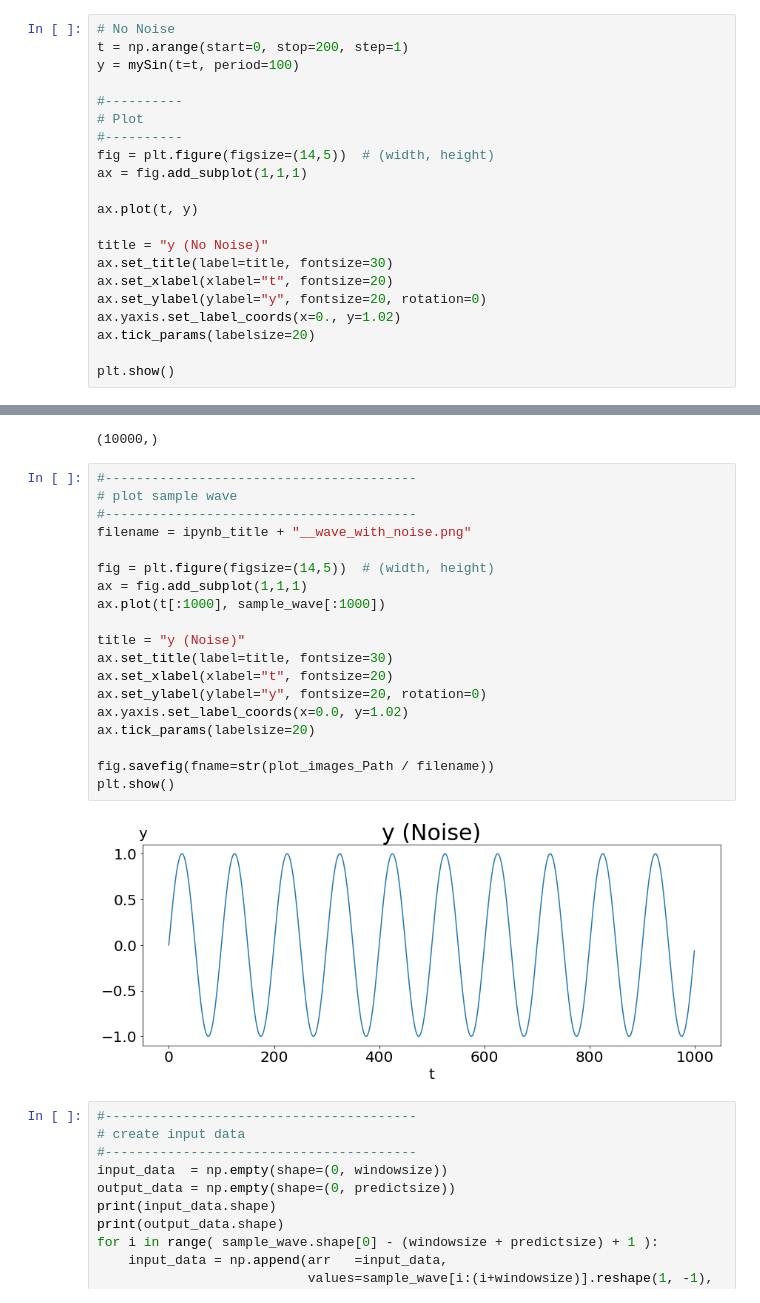
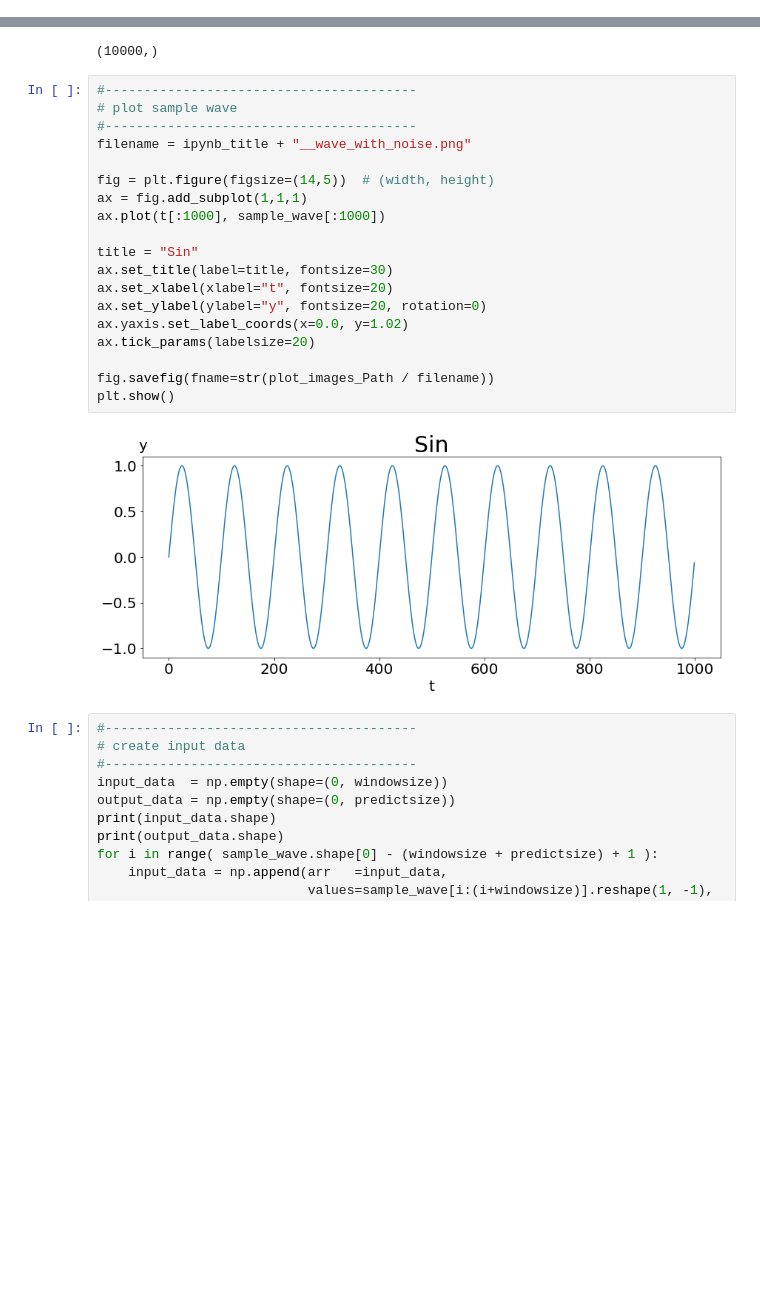
Before and after one commit to pollenjp/article_script, a Jupyter notebook: 20180719_visualize_Conv1d_output__in_kabuku/notebooks/create_OnlyConv1dModel__SimpleSinFuncWithNoNoise.ipynb, the cells around one changed output, grey strips where cells are left out. Cells and saved outputs as stored; diff of their text form; blank space fills up the shorter version.

```diff
--- a/20180719_visualize_Conv1d_output__in_kabuku/notebooks/create_OnlyConv1dModel__SimpleSinFuncWithNoNoise.ipynb
+++ b/20180719_visualize_Conv1d_output__in_kabuku/notebooks/create_OnlyConv1dModel__SimpleSinFuncWithNoNoise.ipynb
@@ -76,21 +73,0 @@ def mySin(t, period=100):
-# %%
-# No Noise
-t = np.arange(start=0, stop=200, step=1)
-y = mySin(t=t, period=100)
-
-#----------
-# Plot
-#----------
-fig = plt.figure(figsize=(14,5))  # (width, height)
-ax = fig.add_subplot(1,1,1)
-
-ax.plot(t, y)
-
-title = "y (No Noise)"
-ax.set_title(label=title, fontsize=30)
-ax.set_xlabel(xlabel="t", fontsize=20)
-ax.set_ylabel(ylabel="y", fontsize=20, rotation=0)
-ax.yaxis.set_label_coords(x=0., y=1.02)
-ax.tick_params(labelsize=20)
-
-plt.show()
@@ -160,24 +107,24 @@ print(sample_wave.shape)
 # %%
 #----------------------------------------
 # plot sample wave
 #----------------------------------------
 filename = ipynb_title + "__wave_with_noise.png"
 
 fig = plt.figure(figsize=(14,5))  # (width, height)
 ax = fig.add_subplot(1,1,1)
 ax.plot(t[:1000], sample_wave[:1000])
 
-title = "y (Noise)"
+title = "Sin"
 ax.set_title(label=title, fontsize=30)
 ax.set_xlabel(xlabel="t", fontsize=20)
 ax.set_ylabel(ylabel="y", fontsize=20, rotation=0)
 ax.yaxis.set_label_coords(x=0.0, y=1.02)
 ax.tick_params(labelsize=20)
 
 fig.savefig(fname=str(plot_images_Path / filename))
 plt.show()
 # %% [output]
-[figure, old version]
+[figure, new version]
 # %%
 #----------------------------------------
 # create input data
```
Also changed, not shown: parts of 6 cells of this notebook.
